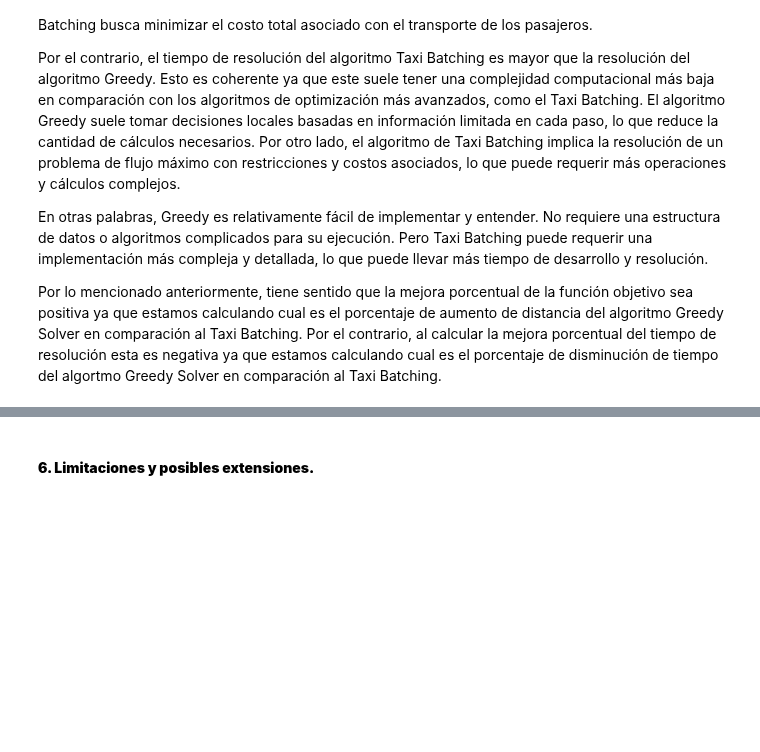
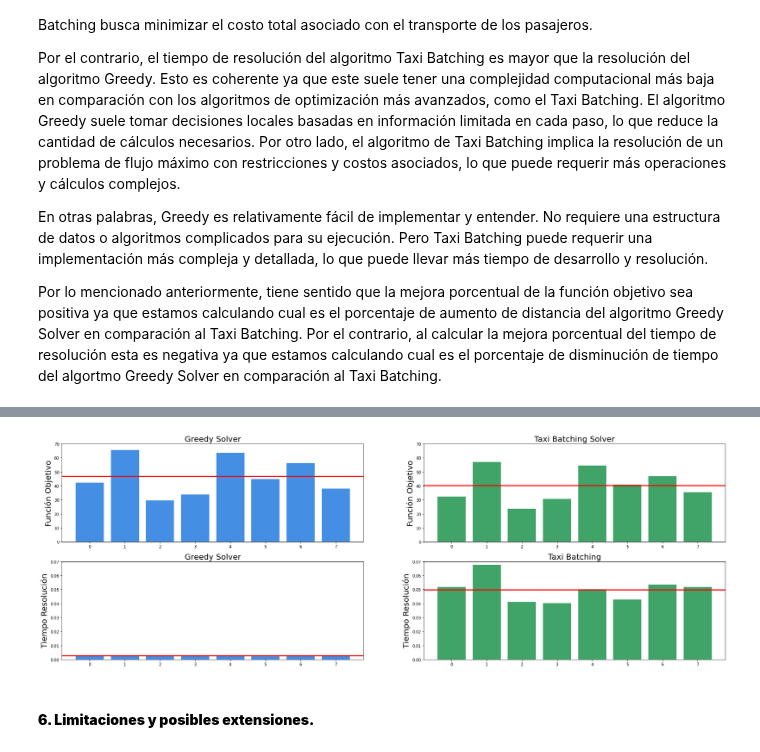
Before and after one commit to azulnogueraa/Logistica_Centralizada_de_Primera_Milla, a Jupyter notebook: informe.ipynb, the cells around one changed output, grey strips where cells are left out. Drawn from its saved outputs; the diff is of its cells as text; code cells hidden in the pictures; blank space fills up the shorter version.

```diff
--- a/informe.ipynb
+++ b/informe.ipynb
@@ -126,3 +124,47 @@ Por lo mencionado anteriormente, tiene sentido que la mejora porcentual de la fu
+# %%
+import matplotlib.pyplot as plt
+data_res = pd.read_csv('resultados.csv', nrows=8, skiprows=range(1,2))
+
+fig, ((ax4, ax5), (ax6, ax7)) = plt.subplots(2, 2, figsize=(30, 10))
+y4 = data_res['Función Objetivo Greedy']
+x4 = range(len(y4))
+ax4.bar(x4, y4, color='#448ee4')
+ax4.set_ylabel('Función Objetivo', fontsize=20)
+ax4.set_xticks(x4,  [str(numero) for numero in x4])
+ax4.axhline(data_res['Función Objetivo Greedy'].mean(), color='red', label='mean', linewidth=2.5)
+ax4.set_title('Greedy Solver', fontsize=20)
+ax4.set_ylim(0, 70)
+
+y5 = data_res['Función Objetivo Batching']
+x5 = range(len(y5))
+ax5.bar(x5, y5, color='#40a368')
+ax5.set_ylabel('Función Objetivo', fontsize=20)
+ax5.set_xticks(x5,  [str(numero) for numero in x5])
+ax5.axhline(data_res['Función Objetivo Batching'].mean(), color='red', label='mean', linewidth=2.5)
+ax5.set_title('Taxi Batching Solver', fontsize=20)
+ax5.set_ylim(0, 70)
+
+y6 = data_res['Tiempo Greedy']
+x6 = range(len(y6))
+ax6.bar(x6, y6, color='#448ee4')
+ax6.set_ylabel('Tiempo Resolución', fontsize=20)
+ax6.set_xticks(x6,  [str(numero) for numero in x6])
+ax6.axhline(data_res['Tiempo Greedy'].mean(), color='red', label='mean', linewidth=2.5)
+ax6.set_title('Greedy Solver', fontsize=20)
+ax6.set_ylim(0, 0.07)
+
+y7 = data_res['Tiempo Batching']
+x7 = range(len(y7))
+ax7.bar(x7, y7, color='#40a368')
+ax7.set_ylabel('Tiempo Resolución', fontsize=20)
+ax7.set_xticks(x7,  [str(numero) for numero in x7])
+ax7.axhline(data_res['Tiempo Batching'].mean(), color='red', label='mean', linewidth=2.5)
+ax7.set_title('Taxi Batching', fontsize=20)
+ax7.set_ylim(0, 0.07)
+
+plt.show()
+# %% [output]
+[figure, added]
 # %% [markdown]
 #### **6. Limitaciones y posibles extensiones.**
 # %% [markdown]
```
Also changed, not shown: parts of 7 cells of this notebook.
